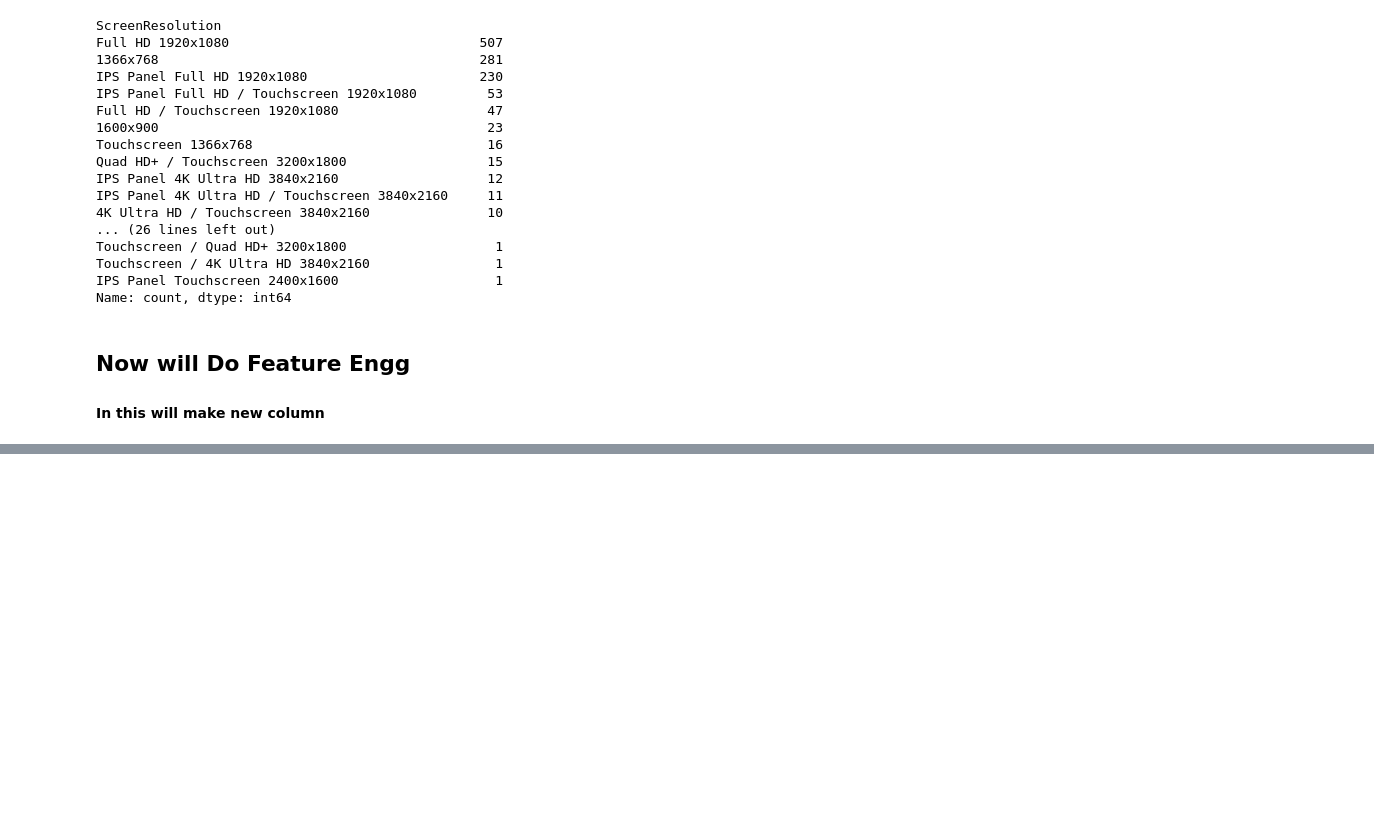
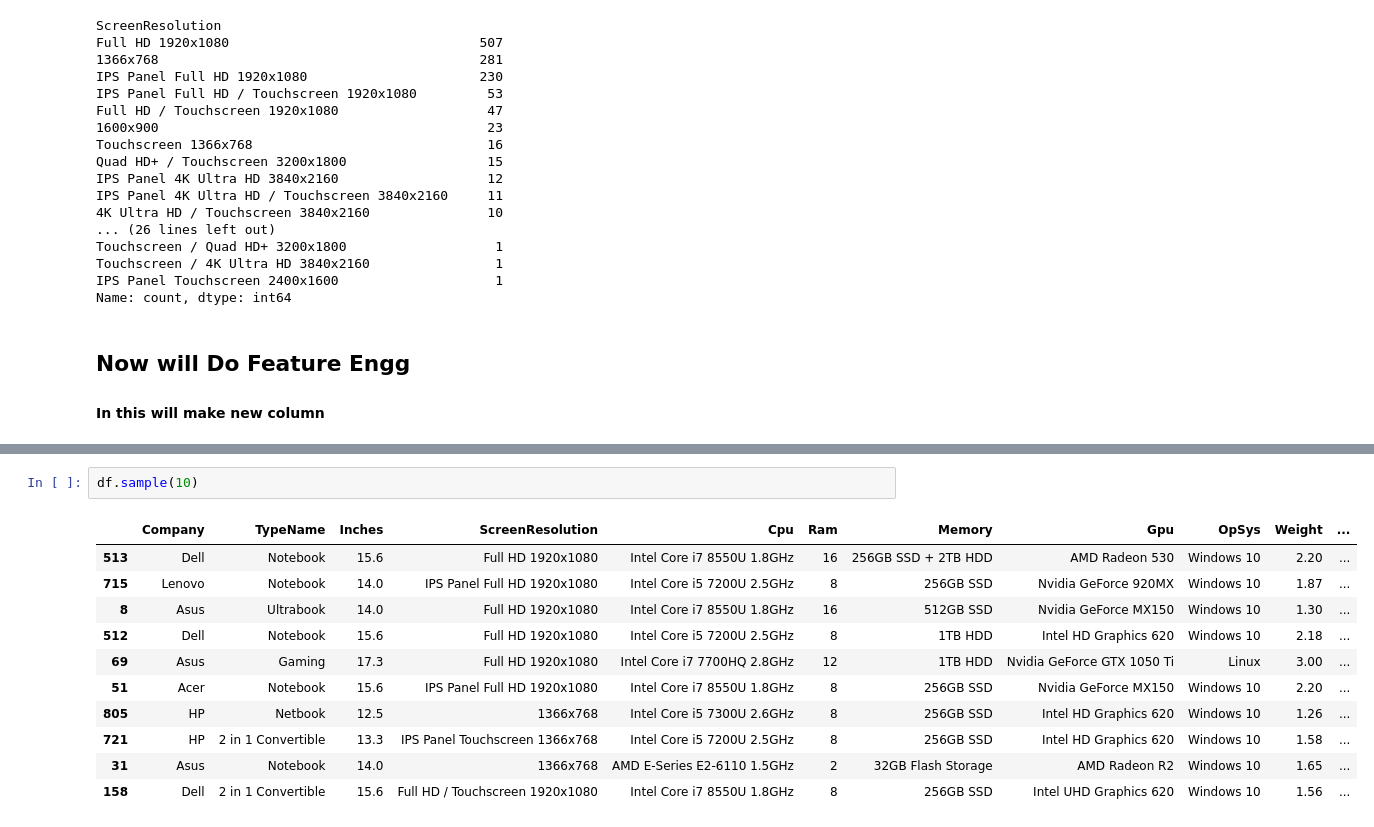
Before and after one commit to 27priyanshu/Laptop_predictor, a Jupyter notebook: Laptop-price-predictor.ipynb, the cells around one changed output, grey strips where cells are left out. Cells and saved outputs as stored; diff of their text form; blank space fills up the shorter version.

```diff
--- a/Laptop-price-predictor.ipynb
+++ b/Laptop-price-predictor.ipynb
@@ -242,0 +274,14 @@ Name: count, dtype: int64
+# %%
+df.sample(10)
+# %% [output]
+|  | Company | TypeName | Inches | ScreenResolution | Cpu | Ram | Memory | Gpu | OpSys | Weight | ... |
+| 513 | Dell | Notebook | 15.6 | Full HD 1920x1080 | Intel Core i7 8550U 1.8GHz | 16 | 256GB SSD + 2TB HDD | AMD Radeon 530 | Windows 10 | 2.20 | ... |
+| 715 | Lenovo | Notebook | 14.0 | IPS Panel Full HD 1920x1080 | Intel Core i5 7200U 2.5GHz | 8 | 256GB SSD | Nvidia GeForce 920MX | Windows 10 | 1.87 | ... |
+| 8 | Asus | Ultrabook | 14.0 | Full HD 1920x1080 | Intel Core i7 8550U 1.8GHz | 16 | 512GB SSD | Nvidia GeForce MX150 | Windows 10 | 1.30 | ... |
+| 512 | Dell | Notebook | 15.6 | Full HD 1920x1080 | Intel Core i5 7200U 2.5GHz | 8 | 1TB HDD | Intel HD Graphics 620 | Windows 10 | 2.18 | ... |
+| 69 | Asus | Gaming | 17.3 | Full HD 1920x1080 | Intel Core i7 7700HQ 2.8GHz | 12 | 1TB HDD | Nvidia GeForce GTX 1050 Ti | Linux | 3.00 | ... |
+| 51 | Acer | Notebook | 15.6 | IPS Panel Full HD 1920x1080 | Intel Core i7 8550U 1.8GHz | 8 | 256GB SSD | Nvidia GeForce MX150 | Windows 10 | 2.20 | ... |
+| 805 | HP | Netbook | 12.5 | 1366x768 | Intel Core i5 7300U 2.6GHz | 8 | 256GB SSD | Intel HD Graphics 620 | Windows 10 | 1.26 | ... |
+| 721 | HP | 2 in 1 Convertible | 13.3 | IPS Panel Touchscreen 1366x768 | Intel Core i5 7200U 2.5GHz | 8 | 256GB SSD | Intel HD Graphics 620 | Windows 10 | 1.58 | ... |
+| 31 | Asus | Notebook | 14.0 | 1366x768 | AMD E-Series E2-6110 1.5GHz | 2 | 32GB Flash Storage | AMD Radeon R2 | Windows 10 | 1.65 | ... |
+| 158 | Dell | 2 in 1 Convertible | 15.6 | Full HD / Touchscreen 1920x1080 | Intel Core i7 8550U 1.8GHz | 8 | 256GB SSD | Intel UHD Graphics 620 | Windows 10 | 1.56 | ... |
```
Also changed, not shown: parts of 24 cells of this notebook.
